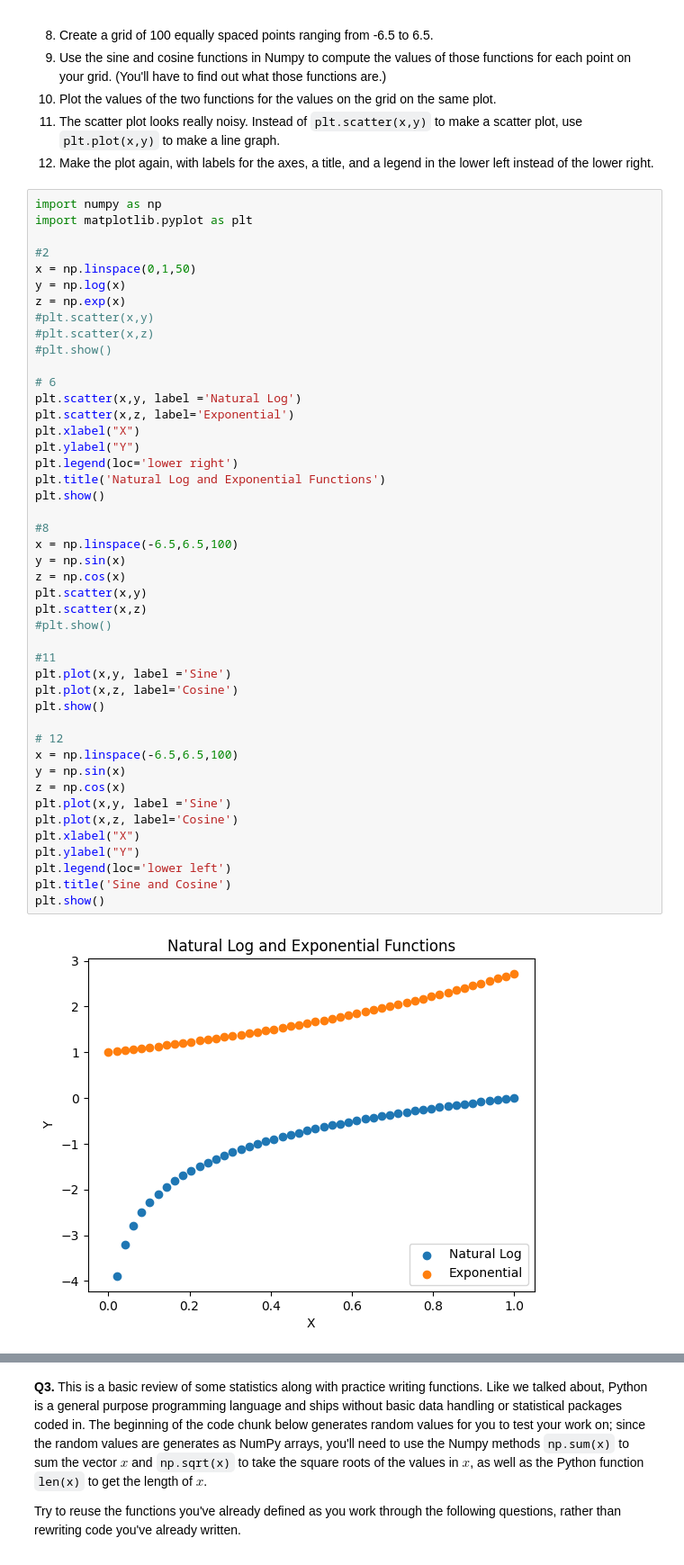
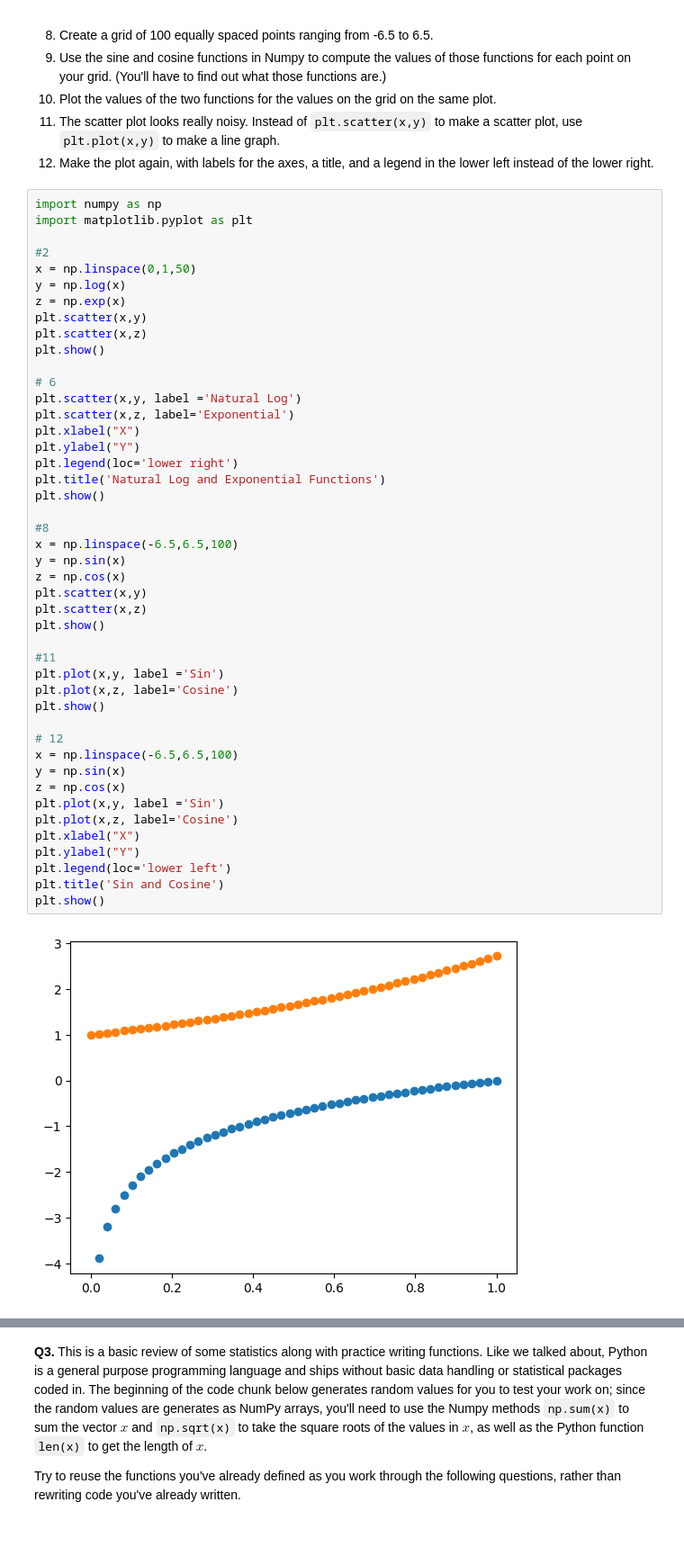
Before and after one commit to hershiaytoda/programming, a Jupyter notebook: assignment/assignment_programming.ipynb, the cells around one changed output, grey strips where cells are left out. Shown at 90% size. Saved outputs shown, nothing was run; the diff lists cells and outputs as text; blank space fills up the shorter version.

```diff
--- a/assignment/assignment_programming.ipynb
+++ b/assignment/assignment_programming.ipynb
@@ -59,42 +59,42 @@ import matplotlib.pyplot as plt
 x = np.linspace(0,1,50)
 y = np.log(x)
 z = np.exp(x)
-#plt.scatter(x,y)
-#plt.scatter(x,z)
-#plt.show()
+plt.scatter(x,y)
+plt.scatter(x,z)
+plt.show()
 
 # 6
 plt.scatter(x,y, label ='Natural Log')
 plt.scatter(x,z, label='Exponential')
 plt.xlabel("X")
 plt.ylabel("Y")
 plt.legend(loc='lower right')
 plt.title('Natural Log and Exponential Functions')
 plt.show()
 
 #8
 x = np.linspace(-6.5,6.5,100)
 y = np.sin(x)
 z = np.cos(x)
 plt.scatter(x,y)
 plt.scatter(x,z)
-#plt.show()
+plt.show()
 
 #11
-plt.plot(x,y, label ='Sine')
+plt.plot(x,y, label ='Sin')
 plt.plot(x,z, label='Cosine')
 plt.show()
 
 # 12
 x = np.linspace(-6.5,6.5,100)
 y = np.sin(x)
 z = np.cos(x)
-plt.plot(x,y, label ='Sine')
+plt.plot(x,y, label ='Sin')
 plt.plot(x,z, label='Cosine')
 plt.xlabel("X")
 plt.ylabel("Y")
 plt.legend(loc='lower left')
-plt.title('Sine and Cosine')
+plt.title('Sin and Cosine')
 plt.show()
 # %% [output]
-[figure, old version]
+[figure, new version]
```
Also changed, not shown: parts of 1 cell of this notebook.
